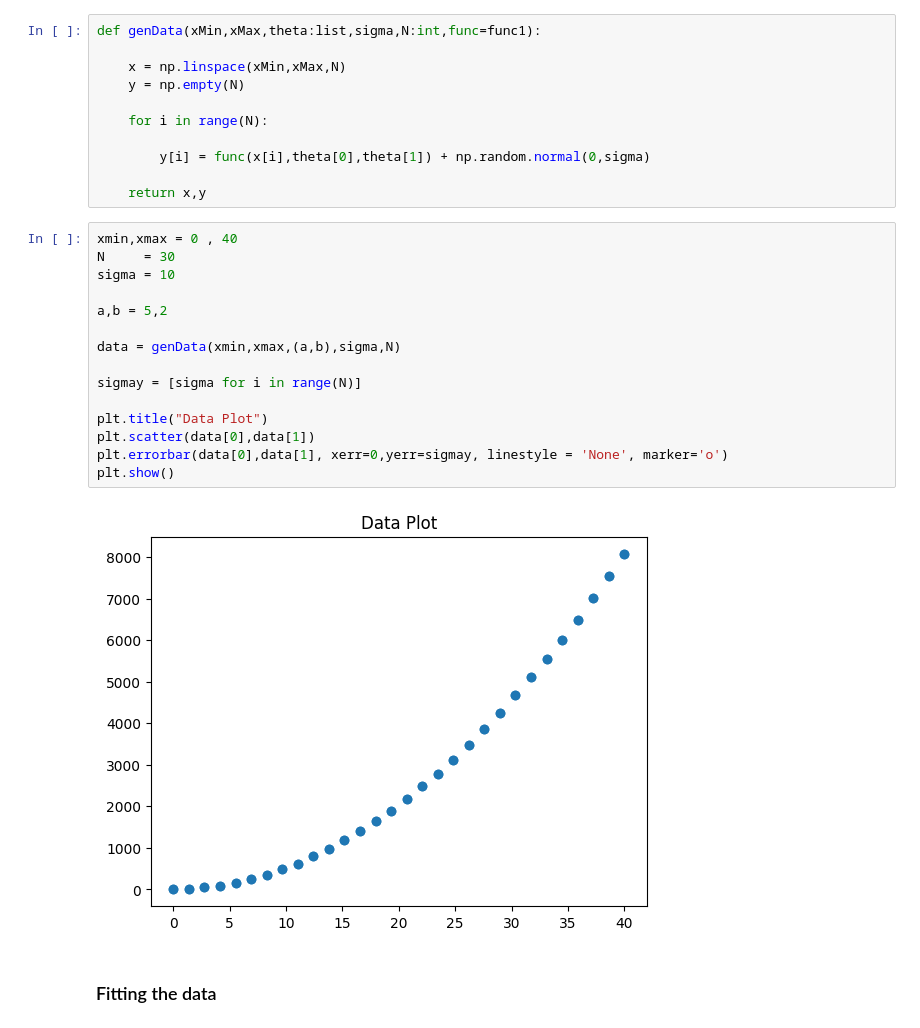
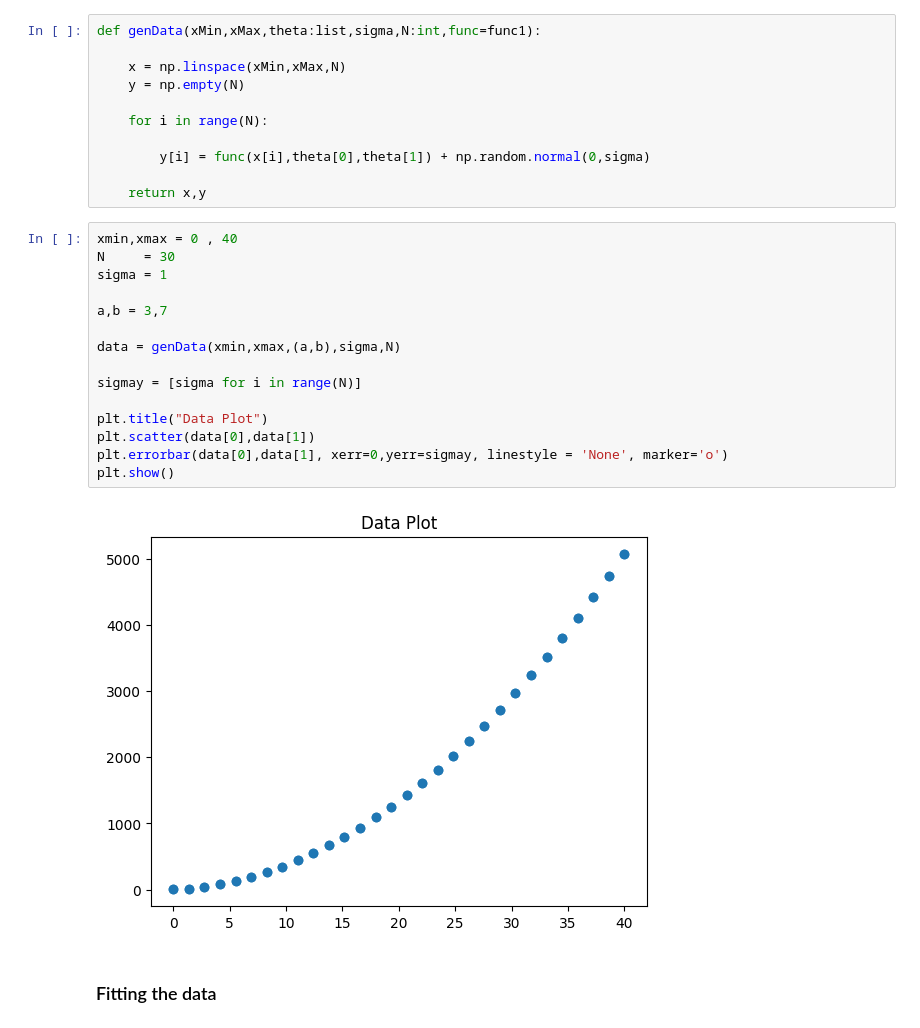
Before and after one commit to Yehan-Edirisinghe/Labo_cal, a Jupyter notebook: lecture_11/note.ipynb, the cells around one changed output. Saved outputs shown, nothing was run; the diff lists cells and outputs as text.

```diff
--- a/lecture_11/note.ipynb
+++ b/lecture_11/note.ipynb
@@ -30,20 +30,20 @@ def genData(xMin,xMax,theta:list,sigma,N:int,func=func1):
 # %%
 xmin,xmax = 0 , 40
 N     = 30
-sigma = 10
+sigma = 1
 
-a,b = 5,2
+a,b = 3,7
 
 data = genData(xmin,xmax,(a,b),sigma,N)
 
 sigmay = [sigma for i in range(N)]
 
 plt.title("Data Plot")
 plt.scatter(data[0],data[1])
 plt.errorbar(data[0],data[1], xerr=0,yerr=sigmay, linestyle = 'None', marker='o')
 plt.show()
 # %% [output]
-[figure, old version]
+[figure, new version]
 # %% [markdown]
 <h3>Fitting the data
 # %%
```
Also changed, not shown: parts of 10 cells of this notebook.
